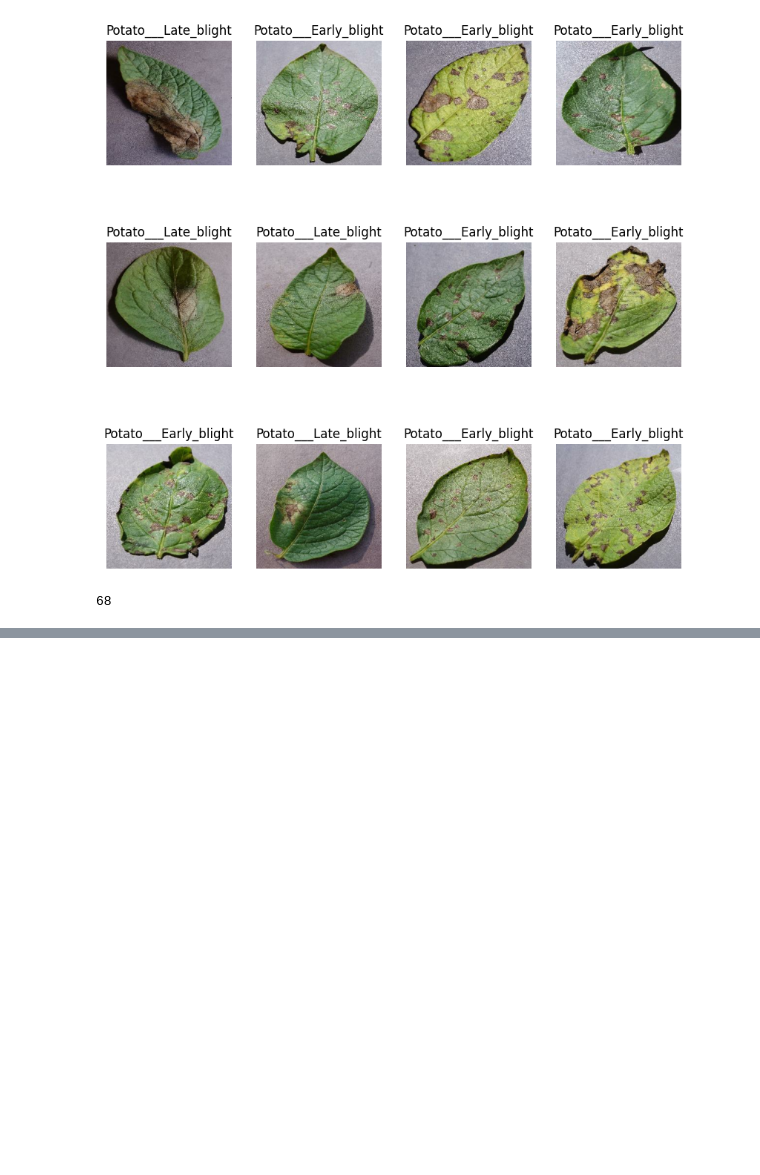
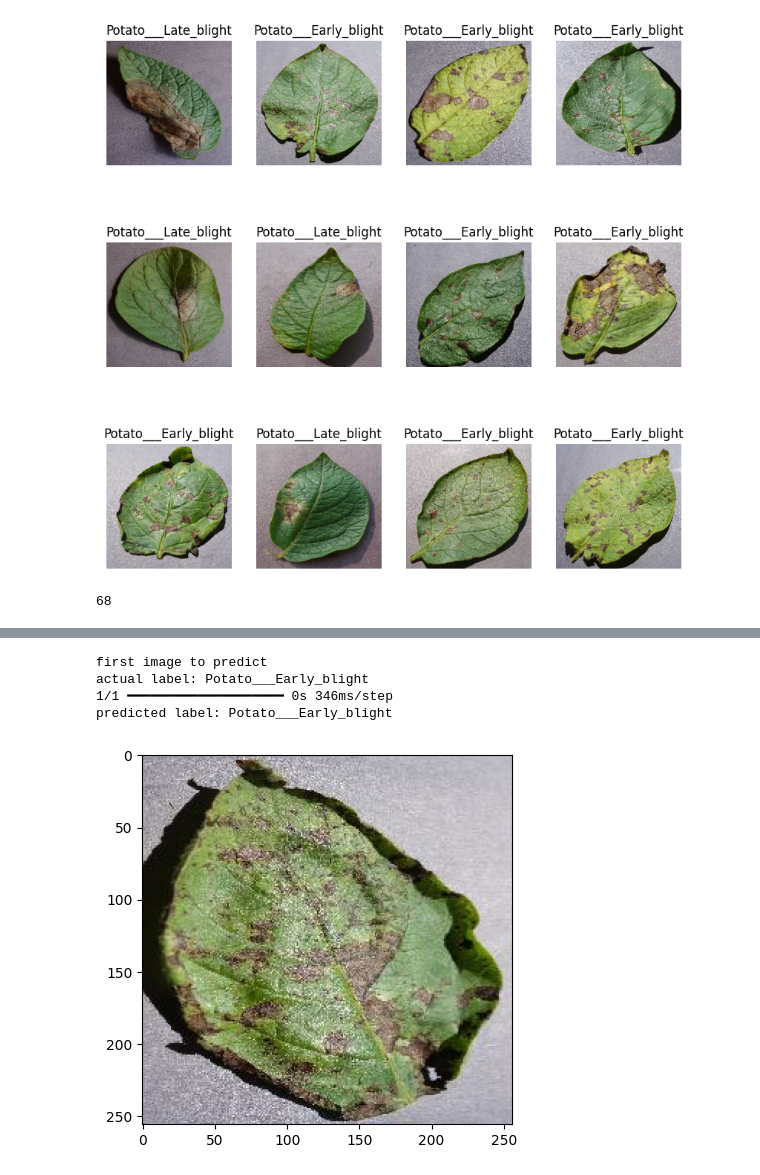
Before and after one commit to AyushPrakash414/potato-Disease-Clasification, a Jupyter notebook: model-training.ipynb, the cells around one changed output, grey strips where cells are left out. Cells and saved outputs as stored; diff of their text form; code cells hidden in the pictures; blank space fills up the shorter version.

Commit message:
Model is Completed

```diff
--- a/model-training.ipynb
+++ b/model-training.ipynb
@@ -65,0 +94,14 @@ training_size=0.8
+# %%
+from tensorflow.keras.layers import Resizing, Rescaling
+
+resize_and_rescale = tf.keras.Sequential([
+    Resizing(IMAGE_SIZE, IMAGE_SIZE),
+    Rescaling(1./255),
+])
+# %%
+from tensorflow.keras.layers import RandomFlip, RandomRotation
+
+data_augmentation = tf.keras.Sequential([
+    RandomFlip("horizontal_and_vertical"),
+    RandomRotation(0.2),
+])
@@ -65,0 +133,13 @@ training_size=0.8
+# %%
+model.compile(
+    optimizer='adam',
+    loss=tf.keras.losses.SparseCategoricalCrossentropy(from_logits=False),
+    metrics=['accuracy']
+)
+# %%
+history = model.fit(
+    x_test,
+    validation_data=val_ds,
+    verbose=1,
+    epochs=50,
+)
@@ -65,0 +168,19 @@ training_size=0.8
+# %%
+import numpy as np
+for images_batch, labels_batch in x_test.take(1):
+
+    first_image = images_batch[10].numpy().astype('uint8')
+    first_label = labels_batch[10].numpy()
+
+    print("first image to predict")
+    plt.imshow(first_image)
+    print("actual label:",className[first_label])
+
+    batch_prediction = model.predict(images_batch)
+    print("predicted label:",className[np.argmax(batch_prediction[10])])
+# %% [output]
+first image to predict
+actual label: Potato___Early_blight
+1/1 ━━━━━━━━━━━━━━━━━━━━ 0s 346ms/step
+predicted label: Potato___Early_blight
+[figure, added]
```
Also changed, not shown: parts of 14 cells of this notebook.
